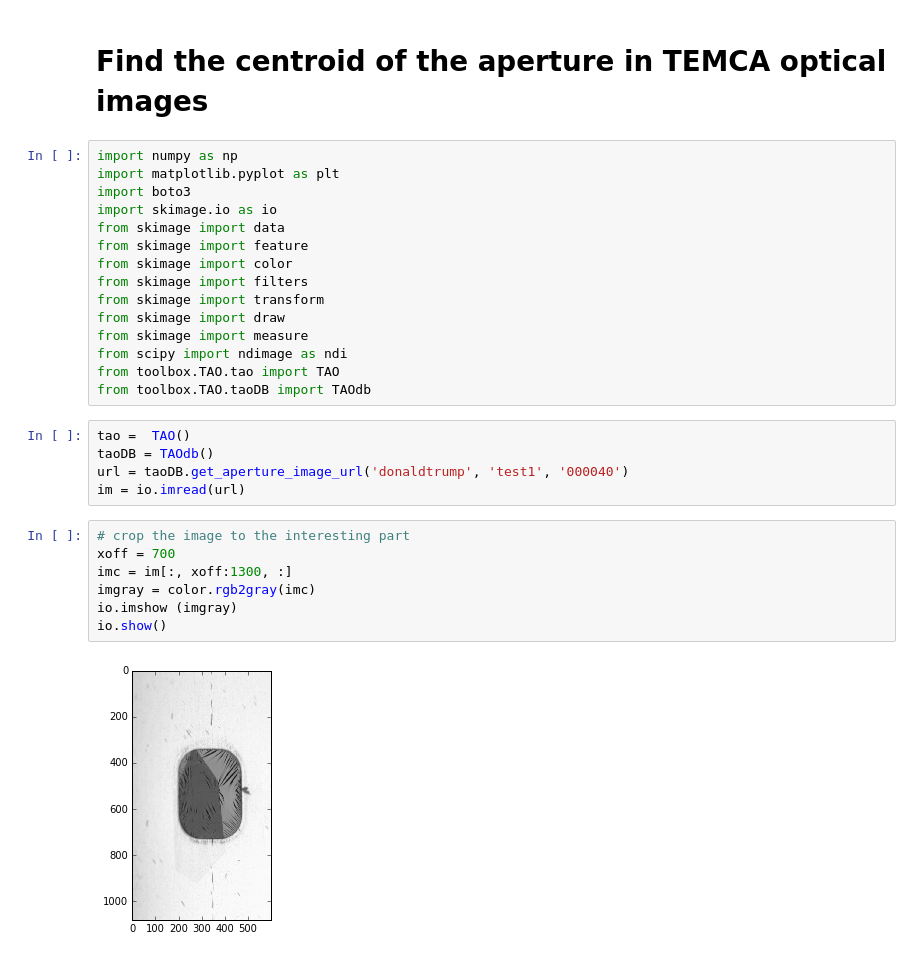
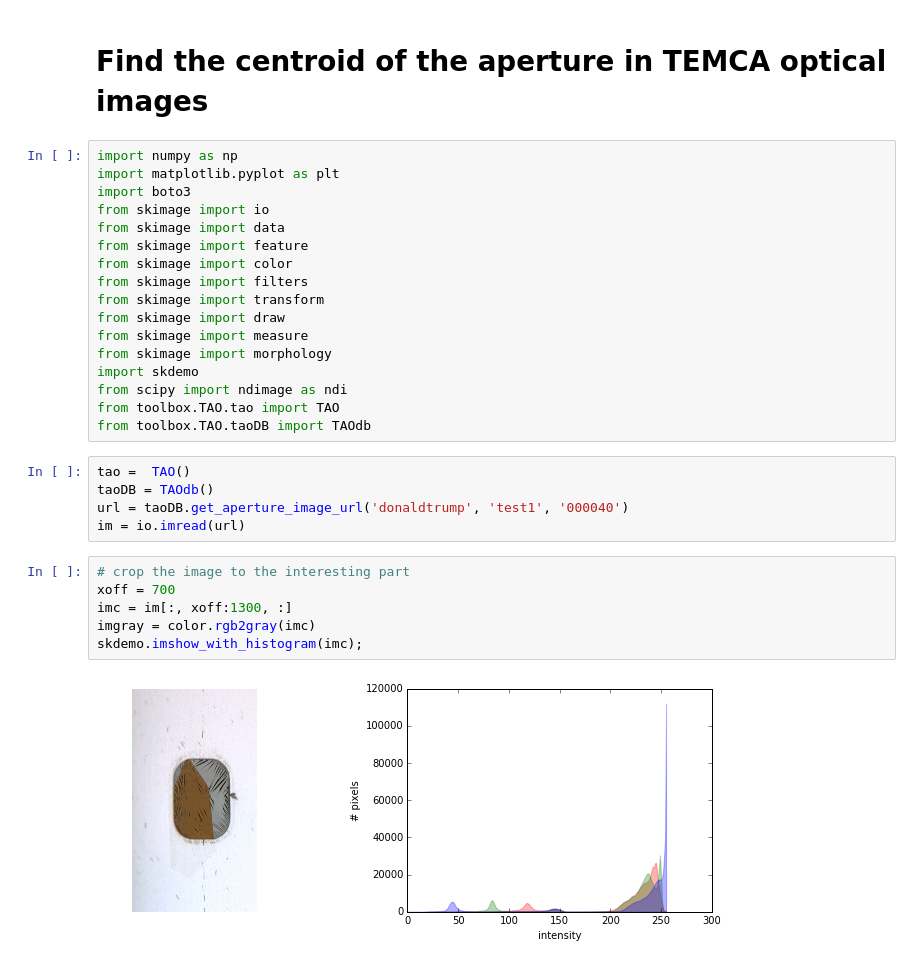
Before and after one commit to jaybo/Python-Notebooks, a Jupyter notebook: TEMCA/OpticalCentroid.ipynb, the cells around one changed output. Cells and saved outputs as stored; diff of their text form.

```diff
--- a/TEMCA/OpticalCentroid.ipynb
+++ b/TEMCA/OpticalCentroid.ipynb
@@ -6,7 +6,7 @@
 import numpy as np
 import matplotlib.pyplot as plt
 import boto3
-import skimage.io as io
+from skimage import io
 from skimage import data
 from skimage import feature
 from skimage import color
@@ -14,6 +14,8 @@ from skimage import filters
 from skimage import transform
 from skimage import draw
 from skimage import measure
+from skimage import morphology
+import skdemo
 from scipy import ndimage as ndi
 from toolbox.TAO.tao import TAO
 from toolbox.TAO.taoDB import TAOdb
@@ -25,9 +27,8 @@ im = io.imread(url)
 # %%
 # crop the image to the interesting part
 xoff = 700
 imc = im[:, xoff:1300, :]
 imgray = color.rgb2gray(imc)
-io.imshow (imgray)
-io.show()
+skdemo.imshow_with_histogram(imc);
 # %% [output]
-[figure, old version]
+[figure, new version]
```
Also changed, not shown: parts of 4 cells of this notebook, 1 other file.
